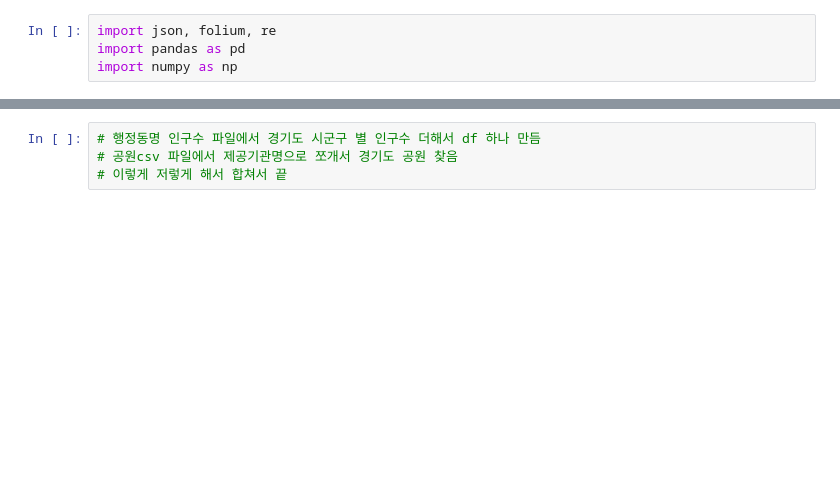
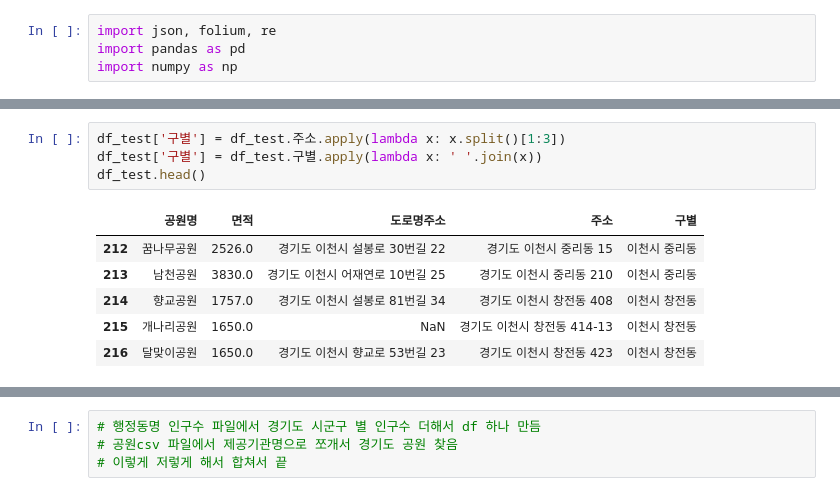
Before and after one commit to Mayhem-XD/DataAnalysis, a Jupyter notebook: 99.과제/02.경기도 공원.ipynb, the cells around one changed output, grey strips where cells are left out. Saved outputs shown, nothing was run; the diff lists cells and outputs as text; blank space fills up the shorter version.

```diff
--- a/99.과제/02.경기도 공원.ipynb
+++ b/99.과제/02.경기도 공원.ipynb
@@ -21,0 +79,11 @@ df1.head(50).tail(10)
+# %%
+df_test['구별'] = df_test.주소.apply(lambda x: x.split()[1:3])
+df_test['구별'] = df_test.구별.apply(lambda x: ' '.join(x))
+df_test.head()
+# %% [output]
+|  | 공원명 | 면적 | 도로명주소 | 주소 | 구별 |
+| 212 | 꿈나무공원 | 2526.0 | 경기도 이천시 설봉로 30번길 22 | 경기도 이천시 중리동 15 | 이천시 중리동 |
+| 213 | 남천공원 | 3830.0 | 경기도 이천시 어재연로 10번길 25 | 경기도 이천시 중리동 210 | 이천시 중리동 |
+| 214 | 향교공원 | 1757.0 | 경기도 이천시 설봉로 81번길 34 | 경기도 이천시 창전동 408 | 이천시 창전동 |
+| 215 | 개나리공원 | 1650.0 | NaN | 경기도 이천시 창전동 414-13 | 이천시 창전동 |
+| 216 | 달맞이공원 | 1650.0 | 경기도 이천시 향교로 53번길 23 | 경기도 이천시 창전동 423 | 이천시 창전동 |
```
Also changed, not shown: parts of 17 cells of this notebook, 4 other files.
